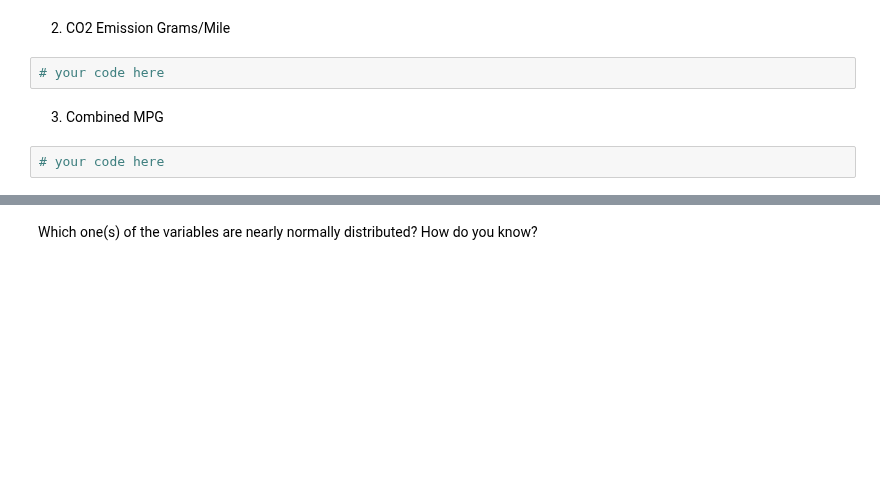
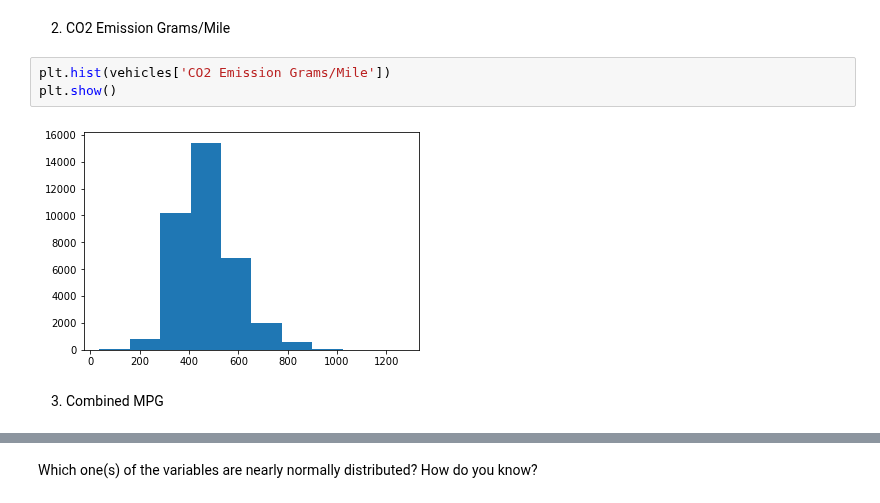
Before and after one commit to ta-data-lis/lab-probability-distributions, a Jupyter notebook: your-code/continuous.ipynb, the cells around one changed output, grey strips where cells are left out. Drawn from its saved outputs; the diff is of its cells as text; blank space fills up the shorter version.

```diff
--- a/your-code/continuous.ipynb
+++ b/your-code/continuous.ipynb
@@ -79,8 +121,9 @@ Then plot the histograms for the following variables:
 # %% [markdown]
 2. CO2 Emission Grams/Mile
-# %%
-# your code here
+# %%
+plt.hist(vehicles['CO2 Emission Grams/Mile'])
+plt.show()
+# %% [output]
+[figure, added]
 # %% [markdown]
 3. Combined MPG
-# %%
-# your code here
```
Also changed, not shown: parts of 28 cells of this notebook.
